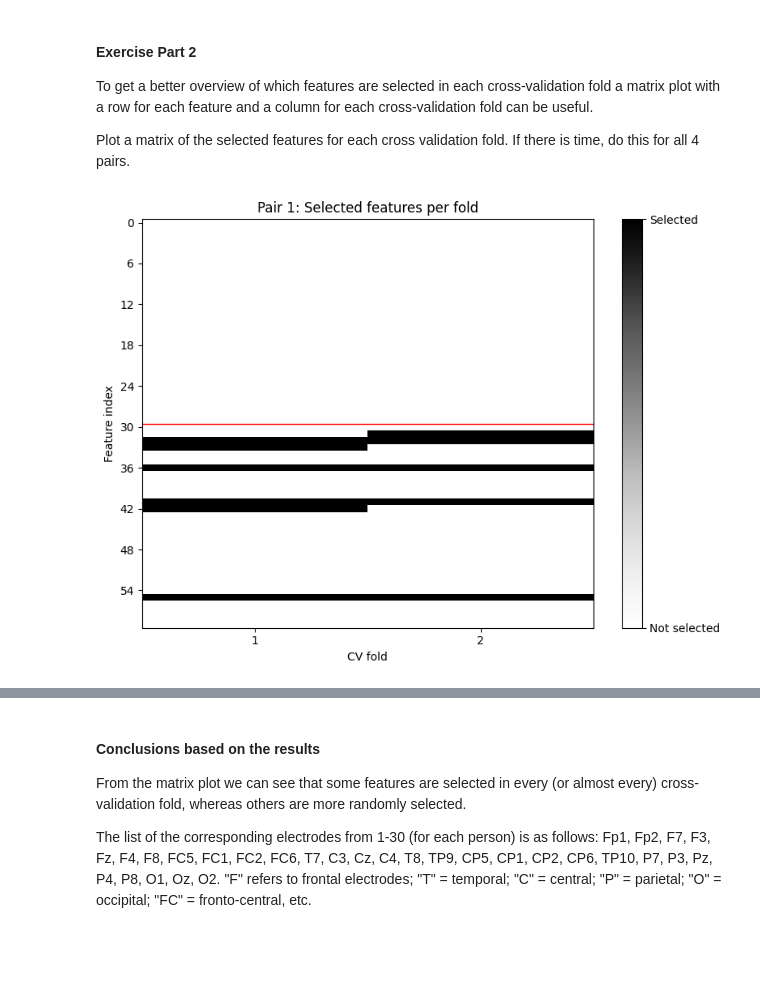
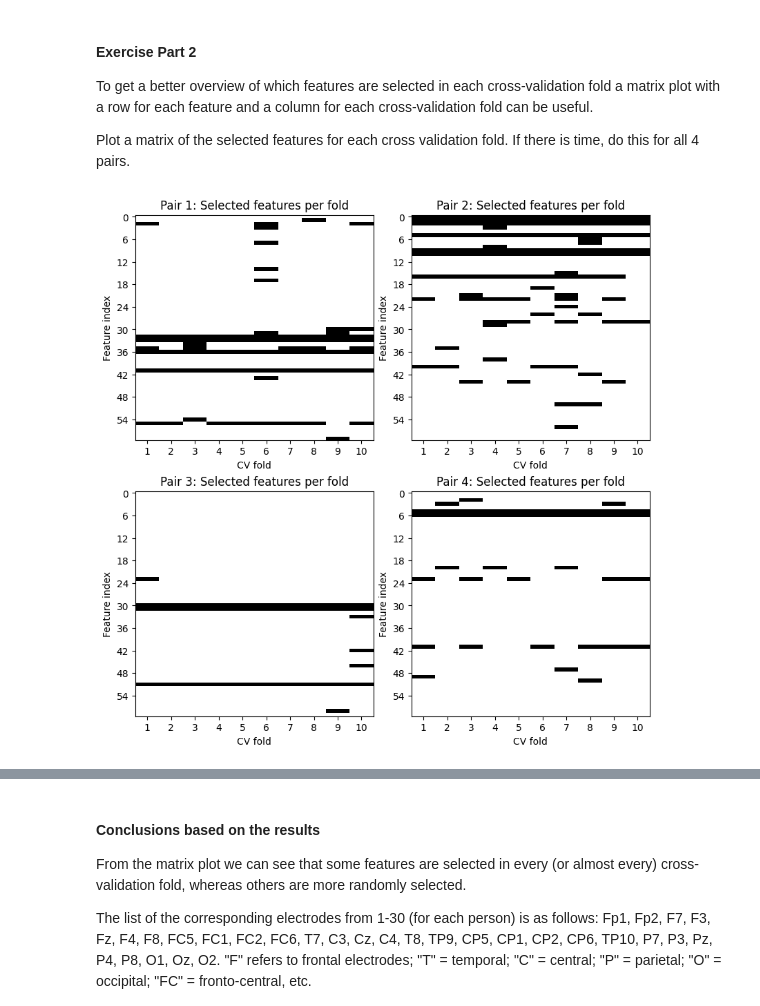
Before and after one commit to ags1709/AIHC-project-2, a Jupyter notebook: logistic_regression_classification_2025_weeks8&9.ipynb, the cells around one changed output, grey strips where cells are left out. Drawn from its saved outputs; the diff is of its cells as text; code cells hidden in the pictures; blank space fills up the shorter version.

```diff
--- a/logistic_regression_classification_2025_weeks8&9.ipynb
+++ b/logistic_regression_classification_2025_weeks8&9.ipynb
@@ -157,50 +157,53 @@ To get a better overview of which features are selected in each cross-validation
 
 Plot a matrix of the selected features for each cross validation fold. If there is time, do this for all 4 pairs.
 # %%
-# Matrix plot of selected features per CV fold for each pair
-for p in range(len(sfs_features)):
-    if len(sfs_features[p]) == 0:
-        continue
+import numpy as np
+import matplotlib.pyplot as plt
+import math
 
-    # Stack boolean masks into a matrix: rows=features, cols=folds
-    sel_mat = np.column_stack(sfs_features[p])  # shape (n_features, K)
-    n_features, n_folds = sel_mat.shape
+# Collect indices of pairs that actually have features
+valid_pairs = [p for p in range(len(sfs_features)) if len(sfs_features[p]) > 0]
+n_plots = len(valid_pairs)
 
-    plt.figure(figsize=(8, 6))
-    plt.imshow(sel_mat, aspect='auto', interpolation='nearest', cmap='Greys')
-    plt.title(f'Pair {p+1}: Selected features per fold')
-    plt.xlabel('CV fold')
-    plt.ylabel('Feature index')
-    plt.xticks(ticks=np.arange(n_folds), labels=np.arange(1, n_folds + 1))
-    plt.yticks(ticks=np.arange(0, n_features, max(1, n_features // 10)))
+if n_plots == 0:
+    print("No pairs with selected features.")
+else:
+    # Arrange subplots in a roughly square grid (for 4 plots: 2x2)
+    n_rows = int(math.floor(math.sqrt(n_plots)))
+    n_cols = int(math.ceil(n_plots / n_rows))
 
-    # Optional: separate the two participants if first 30 belong to A and last 30 to B
-    if n_features == 60:
-        plt.axhline(29.5, color='red', linewidth=1)
+    fig, axes = plt.subplots(
+        n_rows, n_cols,
+        figsize=(4 * n_cols, 4 * n_rows),
+        constrained_layout=True
+    )
 
-    cbar = plt.colorbar()
-    cbar.set_ticks([0, 1])
-    cbar.set_ticklabels(['Not selected', 'Selected'])
-    plt.tight_layout()
+    axes = np.atleast_1d(axes).ravel()  # flatten to 1D array
+
+    for idx, p in enumerate(valid_pairs):
+        ax = axes[idx]
+
+        # Stack boolean masks into a matrix: rows=features, cols=folds
+        sel_mat = np.column_stack(sfs_features[p])  # shape (n_features, K)
+        n_features, n_folds = sel_mat.shape
+
+        ax.imshow(sel_mat, aspect='auto', interpolation='nearest',
+                  cmap='Greys', vmin=0, vmax=1)
+
+        ax.set_title(f'Pair {p + 1}: Selected features per fold')
+        ax.set_xlabel('CV fold')
+        ax.set_ylabel('Feature index')
+
+        ax.set_xticks(np.arange(n_folds))
+        ax.set_xticklabels(np.arange(1, n_folds + 1))
+
+        ax.set_yticks(np.arange(0, n_features, max(1, n_features // 10)))
+
+
+    # Hide any unused axes (if grid is larger than n_plots)
+    for j in range(n_plots, len(axes)):
+        axes[j].set_visible(False)
+
     plt.show()
-
-# Optional: selection frequency plots (how often each feature was picked across folds)
-for p in range(len(sfs_features)):
-    if len(sfs_features[p]) == 0:
-        continue
-
-    sel_mat = np.column_stack(sfs_features[p])
-    freq = sel_mat.sum(axis=1)  # 0..K
-    n_features = len(freq)
-
-    plt.figure(figsize=(8, 3))
-    plt.bar(np.arange(n_features), freq)
-    plt.title(f'Pair {p+1}: Selection frequency across {sel_mat.shape[1]} folds')
-    plt.xlabel('Feature index')
-    plt.ylabel('Count')
-    if n_features == 60:
-        plt.axvline(29.5, color='red', linewidth=1)
-    plt.tight_layout()
-    plt.show()
 # %% [output]
-[figure, old version]
+[figure, new version]
```
Also changed, not shown: parts of 4 cells of this notebook.
